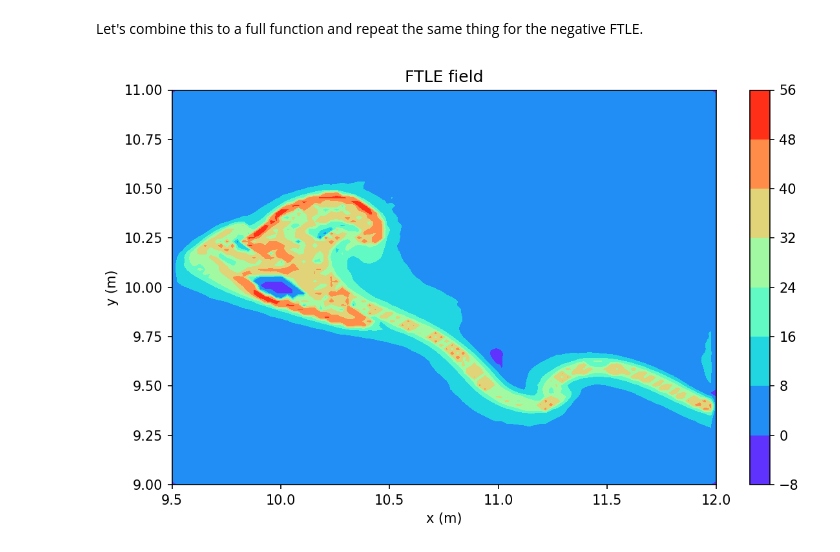
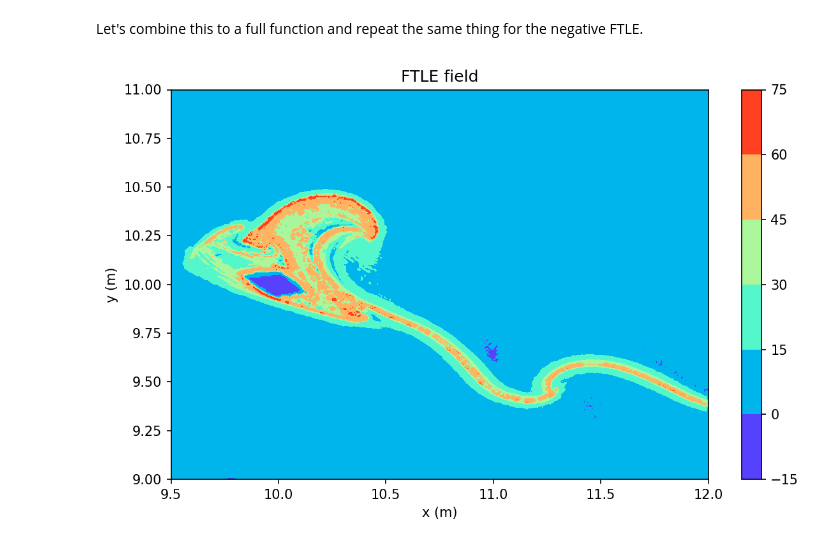
Before and after one commit to jjserdo/FTLE_JJ, a Jupyter notebook: FTLE Method Tutorial .ipynb, the cells around one changed output. Drawn from its saved outputs; the diff is of its cells as text; code cells hidden in the pictures.

```diff
--- a/FTLE Method Tutorial .ipynb
+++ b/FTLE Method Tutorial .ipynb
@@ -83,15 +83,15 @@ Afterwards, intialize the flow field with a grid of particles. The amount of par
 Additionally, flow fields can also be interpolated between two flow fields with the smallest timestep.
 # %%
 t0 = 63800/1000
-dt = 6000/1000
+dt = 9000/1000
 t1 = t0 + dt
 move = Int64(sign(t1-t0))
 t0_ind = Int64(argmin(abs.(tstep_range .- t0)))
 t1_ind = Int64(argmin(abs.(tstep_range .- t1)))
 tsteps = Int64(round(abs(t1 - t0)/(100/1000) + 1))
 
-nx = 100
-ny = 100
+nx = 300
+ny = 300
 x0, x1, y0, y1 = 9.5,12.0,9.0,11.0
 x = collect(range(x0, x1, length=nx))
 y = collect(range(y0, y1, length=ny))
@@ -285,25 +320,25 @@ fig.tight_layout()
 # %% [markdown]
 Let's combine this to a full function and repeat the same thing for the negative FTLE.
 # %%
-dt = -6000/1000
+dt = -9000/1000
 t1 = t0 + dt
 move = Int64(sign(t1-t0))
 t0_ind = Int64(argmin(abs.(tstep_range .- t0)))
 t1_ind = Int64(argmin(abs.(tstep_range .- t1)))
 tsteps = Int64(round(abs(t1 - t0)/(100/1000) + 1))
 
-nx = 100
-ny = 100
+nx = 300
+ny = 300
 x0, x1, y0, y1 = 9.5,12.0,9.0,11.0
 x = collect(range(x0, x1, length=nx))
 y = collect(range(y0, y1, length=ny))
-particles = zeros(3, tsteps+1, nx, ny)
+particles2 = zeros(3, tsteps+1, nx, ny)
 for tt in 1:tsteps
     for ii in 1:nx
         for jj in 1:ny
             # Initialize the particles into the flow field
-            particles[1,tt,ii,jj] = x[ii]
-            particles[2,tt,ii,jj] = y[jj]
+            particles2[1,tt,ii,jj] = x[ii]
+            particles2[2,tt,ii,jj] = y[jj]
         end
     end
 end
@@ -316,8 +351,8 @@ for tt in t0_ind:move:t1_ind
         for jj in 1:ny
             # Let's use Runge Kutta 4th order
             kxy = zeros(4,2)
-            a = particles[1,Int64(move*(tt-t0_ind)+1),ii,jj]
-            b = particles[2,Int64(move*(tt-t0_ind)+1),ii,jj]
+            a = particles2[1,Int64(move*(tt-t0_ind)+1),ii,jj]
+            b = particles2[2,Int64(move*(tt-t0_ind)+1),ii,jj]
             #=Runge Kutta 4th Order K1 =#
             c = copy(a)
             d = copy(b)
@@ -359,38 +394,38 @@ for tt in t0_ind:move:t1_ind
                 kxy[4,UV] = 1/((y[y2]-y[y1])*(x[x2]-x[x1])) * (
                             (x[x2]-c)*(y[y2]-d)*Vel_contour[UV,tt+move,y1,x1] +
                             (c-x[x1])*(y[y2]-d)*Vel_contour[UV,tt+move,y2,x1] +
                             (x[x2]-c)*(d-y[y1])*Vel_contour[UV,tt+move,y1,x2] +
                             (c-x[x1])*(d-y[y1])*Vel_contour[UV,tt+move,y2,x2] )
             end
             for UV in 1:2
-                particles[UV,Int64(move*(tt-t0_ind)+2),ii,jj] = particles[UV,Int64(move*(tt-t0_ind)+1),ii,jj] + sign(move)*(kxy[1,UV]+2*kxy[2,UV]+2*kxy[3,UV]+kxy[4,UV])*tstep_delta/6
+                particles2[UV,Int64(move*(tt-t0_ind)+2),ii,jj] = particles2[UV,Int64(move*(tt-t0_ind)+1),ii,jj] + sign(move)*(kxy[1,UV]+2*kxy[2,UV]+2*kxy[3,UV]+kxy[4,UV])*tstep_delta/6
             end
         end
     end
 end
 for ii in 2:nx-1
     for jj in 2:ny-1
-        ul = (particles[1,end,ii+1,jj]-particles[1,end,ii-1,jj])/(particles[1,1,ii+1,jj]-particles[1,1,ii-1,jj])
-        ur = (particles[2,end,ii+1,jj]-particles[2,end,ii-1,jj])/(particles[2,1,ii,jj+1]-particles[2,1,ii,jj-1])
-        ll = (particles[1,end,ii,jj+1]-particles[1,end,ii,jj-1])/(particles[1,1,ii+1,jj]-particles[1,1,ii-1,jj])
-        lr = (particles[2,end,ii,jj+1]-particles[2,end,ii,jj-1])/(particles[2,1,ii,jj+1]-particles[2,1,ii,jj-1])
+        ul = (particles2[1,end,ii+1,jj]-particles2[1,end,ii-1,jj])/(particles2[1,1,ii+1,jj]-particles2[1,1,ii-1,jj])
+        ur = (particles2[2,end,ii+1,jj]-particles2[2,end,ii-1,jj])/(particles2[2,1,ii,jj+1]-particles2[2,1,ii,jj-1])
+        ll = (particles2[1,end,ii,jj+1]-particles2[1,end,ii,jj-1])/(particles2[1,1,ii+1,jj]-particles2[1,1,ii-1,jj])
+        lr = (particles2[2,end,ii,jj+1]-particles2[2,end,ii,jj-1])/(particles2[2,1,ii,jj+1]-particles2[2,1,ii,jj-1])
         B = [ul ur; ll lr]
         A = transpose(B) * B
         G = eigvals(A)
         H = ones(length(G))
         for i in 1:length(H)
             H[i] = abs(G[i])
         end
         sigma = maximum(H)
-        particles[3,end,ii,jj] = 0.5/tstep_delta*log(sigma)
+        particles2[3,end,ii,jj] = 0.5/tstep_delta*log(sigma)
     end
 end
 fig, ax = subplots(figsize=(8,5), dpi=150)
-cm = ax.contourf(particles[1,1,:,:],particles[2,1,:,:],particles[3,end,:,:],cmap=ColorMap("rainbow"))
+cm = ax.contourf(particles2[1,1,:,:],particles2[2,1,:,:],particles2[3,end,:,:],cmap=ColorMap("rainbow"))
 fig.colorbar(cm)
 ax.set_title(" FTLE field ")
 ax.set_xlabel("x (m)")
 ax.set_ylabel("y (m)")
 fig.tight_layout()
 # %% [output]
-[figure, old version]
+[figure, new version]
```
Also changed, not shown: parts of 12 cells of this notebook, 2 other files.
